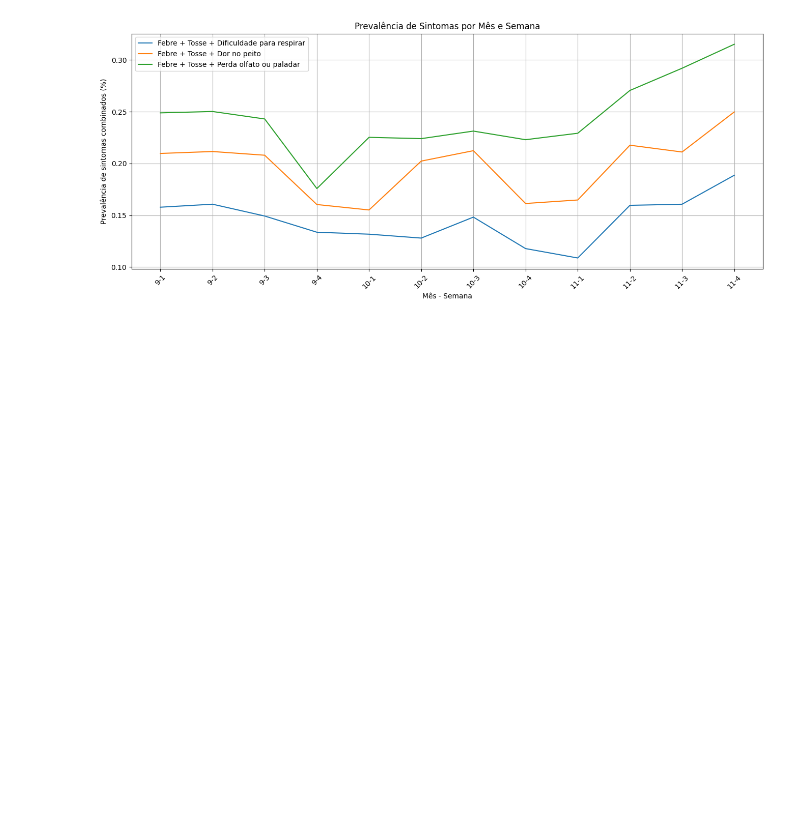
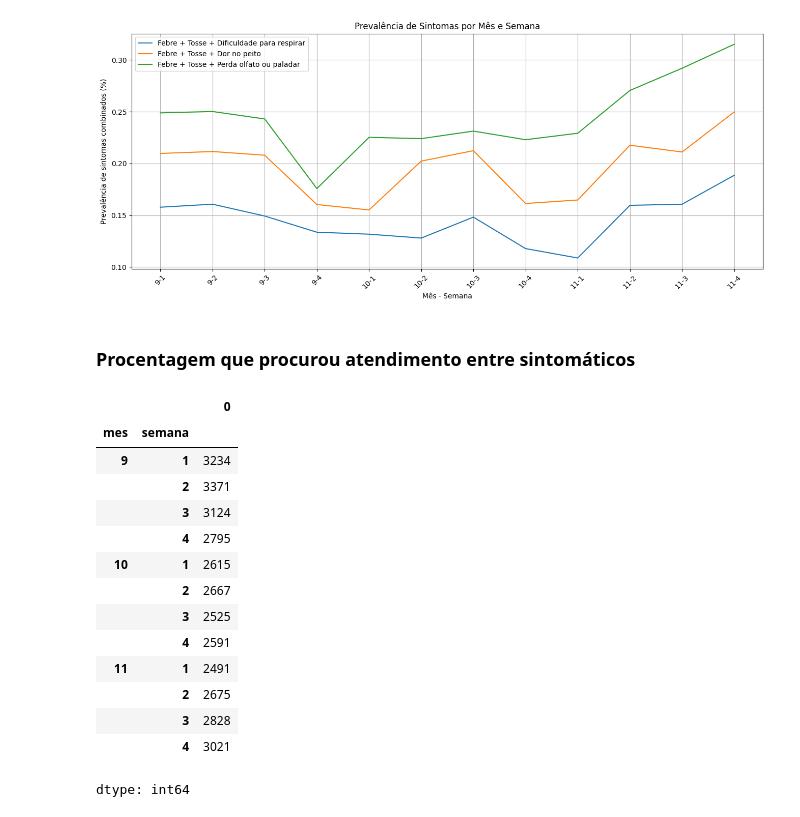
Before and after one commit to jaqueantunes/covid_pos, a Jupyter notebook: pos_T3.ipynb, the cells around one changed output. Saved outputs shown, nothing was run; the diff lists cells and outputs as text; code cells hidden in the pictures; blank space fills up the shorter version.

```diff
--- a/pos_T3.ipynb
+++ b/pos_T3.ipynb
@@ -523,3 +523,31 @@ plt.xticks(rotation=45)
 plt.show()
 # %% [output]
 [figure]
+# %% [markdown]
+### **Procentagem que procurou atendimento entre sintomáticos**
+# %%
+# Pelo menos 1 sintoma apresentado
+# Fiz o double check na documetação e o operador OU do python só conta a linha do DF uma vez
+# o que elimina a chance de estarmos pegando dados duplicados
+sintomaticos = df_clinico[(df_clinico['febre'] == 1.0) | (df_clinico['tosse'] == 1.0)
+| (df_clinico['dificuldade_respirar'] == 1.0) | (df_clinico['dor_peito'] == 1.0)
+| (df_clinico['perda_olfato_paladar'] == 1.0) | (df_clinico['dor_cabeca'] == 1.0)
+| (df_clinico['dor_garganta'] == 1.0)].groupby(['mes','semana']).size()
+
+sintomaticos
+# %% [output]
+|  |  | 0 |
+| mes | semana |  |
+| 9 | 1 | 3234 |
+|  | 2 | 3371 |
+|  | 3 | 3124 |
+|  | 4 | 2795 |
+| 10 | 1 | 2615 |
+|  | 2 | 2667 |
+|  | 3 | 2525 |
+|  | 4 | 2591 |
+| 11 | 1 | 2491 |
+|  | 2 | 2675 |
+|  | 3 | 2828 |
+|  | 4 | 3021 |
+dtype: int64
```
Also changed, not shown: parts of 8 cells of this notebook.
